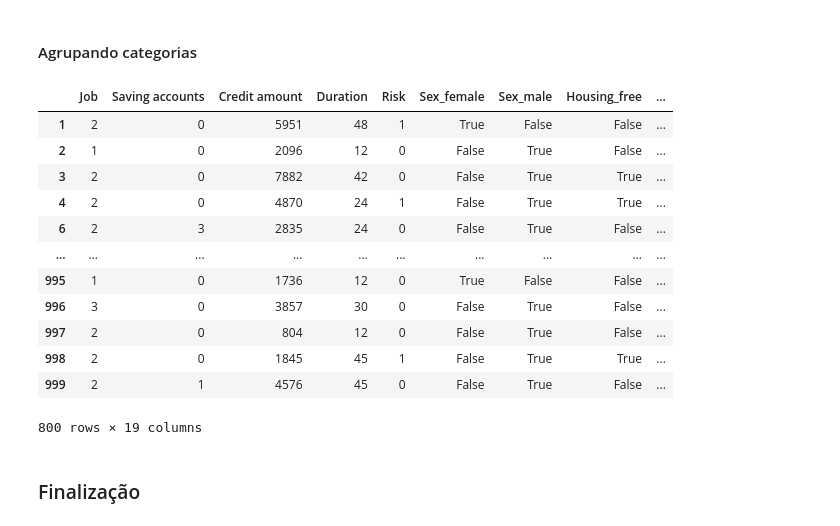
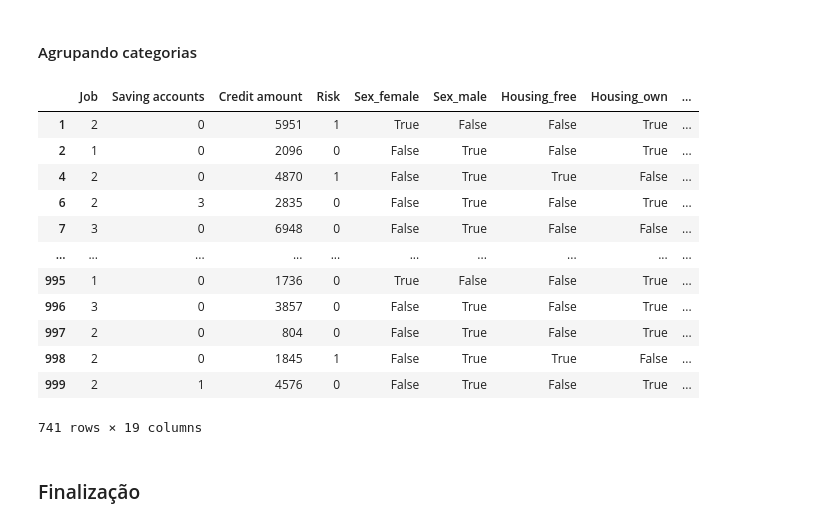
Before and after one commit to BrunoWolf03/T1-INF1038, a Jupyter notebook: src/preproc.ipynb, the cells around one changed output. Saved outputs shown, nothing was run; the diff lists cells and outputs as text; code cells hidden in the pictures.

Commit message:
better results, 70% accuracy

```diff
--- a/src/preproc.ipynb
+++ b/src/preproc.ipynb
@@ -26,8 +26,7 @@ df
 # %% [markdown]
 #### Remoção de linhas com missing data
 # %%
-df.drop('Checking account',
-   axis='columns', inplace=True)
+df.drop('Checking account',axis='columns', inplace=True)
 
 # o numero de NAs dessa coluna é muito alto, perco quase metade do dataset quando mantenho ela
 # com essa colunas eu fico em 50% de accuracy
@@ -52,15 +51,14 @@ df
 # %% [markdown]
 #### Remoção de outliers
 # %%
-#aqui eu testei eliminar os outliers baseado no boxplot da analise, não melhorou o resultado
+#aqui eu testei eliminar os outliers baseado no boxplot da analise, melhorou os resultados
 
-# Q1 = df['Credit amount'].quantile(0.25) # Primeiro quartil
-# Q2 = df['Credit amount'].quantile(0.50) # Segundo quartil
-# Q3 = df['Credit amount'].quantile(0.75) # Terceiro quartil
-# print(f"Q1: {Q1}")
-# print(f"Q2: {Q2}")
-# print(f"Q3: {Q3}\n")
-# print(df['Credit amount'].median())
+Q1 = df['Credit amount'].quantile(0.25) # Primeiro quartil
+Q2 = df['Credit amount'].quantile(0.50) # Segundo quartil
+Q3 = df['Credit amount'].quantile(0.75) # Terceiro quartil
+print(f"Q1: {Q1}")
+print(f"Q2: {Q2}")
+print(f"Q3: {Q3}\n")
+print(df['Credit amount'].median())
 
-# df = df[df['Credit amount'] < Q3 + 1.5 * (Q3-Q1)]
-# df
+df = df[df['Credit amount'] < Q3 + 1.5 * (Q3-Q1)]
@@ -154,25 +161,25 @@ kmeans = KMeans(n_clusters=5, random_state=42)
 df['cluster_age'] = kmeans.fit_predict(df[['Age']])
 # clusterizar a idade aumenta a taxa de acerto do modelo
 # %%
-#means = KMeans(n_clusters=3, random_state=42)
-#df['cluster_duration'] = kmeans.fit_predict(df[['Duration']])
-# clusterizar a duração esperada da divida, nao tende a aumetar a taxa de acerto do modelo
+means = KMeans(n_clusters=3, random_state=42)
+df['cluster_duration'] = kmeans.fit_predict(df[['Duration']])
+# clusterizar a duração esperada da divida
 # %%
-df.drop(columns='Age')
+df.drop(columns=['Age','Duration'])
 # %% [output]
-|  | Job | Saving accounts | Credit amount | Duration | Risk | Sex_female | Sex_male | Housing_free | ... |
-| 1 | 2 | 0 | 5951 | 48 | 1 | True | False | False | ... |
-| 2 | 1 | 0 | 2096 | 12 | 0 | False | True | False | ... |
-| 3 | 2 | 0 | 7882 | 42 | 0 | False | True | True | ... |
-| 4 | 2 | 0 | 4870 | 24 | 1 | False | True | True | ... |
-| 6 | 2 | 3 | 2835 | 24 | 0 | False | True | False | ... |
+|  | Job | Saving accounts | Credit amount | Risk | Sex_female | Sex_male | Housing_free | Housing_own | ... |
+| 1 | 2 | 0 | 5951 | 1 | True | False | False | True | ... |
+| 2 | 1 | 0 | 2096 | 0 | False | True | False | True | ... |
+| 4 | 2 | 0 | 4870 | 1 | False | True | True | False | ... |
+| 6 | 2 | 3 | 2835 | 0 | False | True | False | True | ... |
+| 7 | 3 | 0 | 6948 | 0 | False | True | False | False | ... |
 | ... | ... | ... | ... | ... | ... | ... | ... | ... | ... |
-| 995 | 1 | 0 | 1736 | 12 | 0 | True | False | False | ... |
-| 996 | 3 | 0 | 3857 | 30 | 0 | False | True | False | ... |
-| 997 | 2 | 0 | 804 | 12 | 0 | False | True | False | ... |
-| 998 | 2 | 0 | 1845 | 45 | 1 | False | True | True | ... |
-| 999 | 2 | 1 | 4576 | 45 | 0 | False | True | False | ... |
+| 995 | 1 | 0 | 1736 | 0 | True | False | False | True | ... |
+| 996 | 3 | 0 | 3857 | 0 | False | True | False | True | ... |
+| 997 | 2 | 0 | 804 | 0 | False | True | False | True | ... |
+| 998 | 2 | 0 | 1845 | 1 | False | True | True | False | ... |
+| 999 | 2 | 1 | 4576 | 0 | False | True | False | True | ... |
-800 rows × 19 columns
+741 rows × 19 columns
 # %% [markdown]
 ### Finalização
 # %%
```
Also changed, not shown: parts of 4 cells of this notebook, 4 other files.
